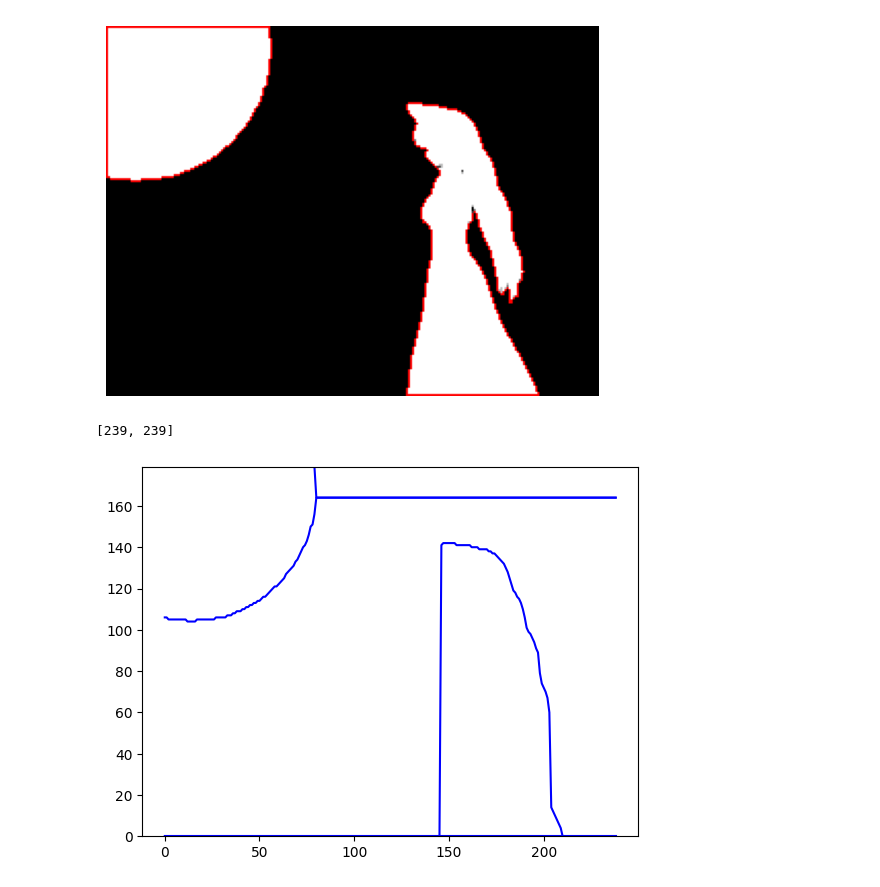
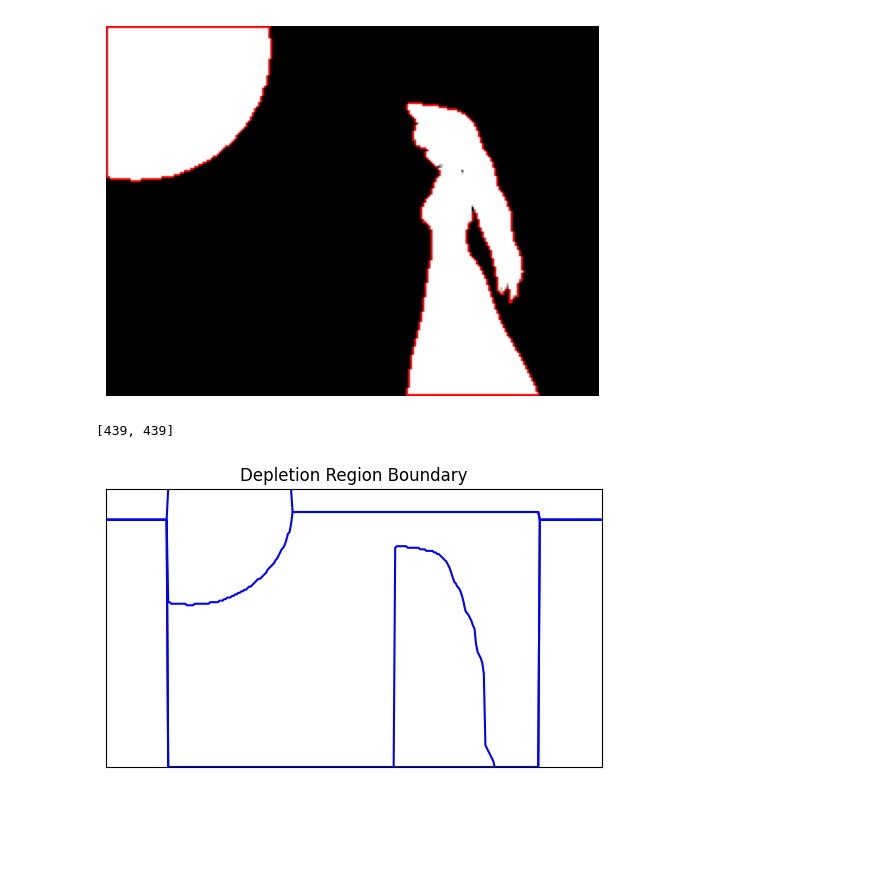
Before and after one commit to LostBitset/mosfet-bad-apple, a Jupyter notebook: Notebook.ipynb, the cells around one changed output. Drawn from its saved outputs; the diff is of its cells as text; code cells hidden in the pictures; blank space fills up the shorter version.

```diff
--- a/Notebook.ipynb
+++ b/Notebook.ipynb
@@ -29,6 +29,13 @@ imdisp(cv2.drawContours(cv2.cvtColor(image.copy(), cv2.COLOR_GRAY2BGR), conts, -
 # %% [output]
 Found 2 contours with lengths [471, 269].
 [figure]
+# %%
+deplsize = 40
+depl = 179 - 20
+def place_in_mosfet(xs):
+    deplr = [ depl for _ in range(deplsize) ]
+    return deplr + xs + deplr
+total_width = 239 + (2 * deplsize)
 # %%
 def contour_to_lines(cont):
     contmap = {}
@@ -81,19 +88,24 @@ def contour_to_lines(cont):
         lines[1].append(179 - n2)
         lasts[0] = n1
         lasts[1] = n2
-    return lines
+    return [ place_in_mosfet(i) for i in lines ]
 lines = contour_to_lines(conts[0])
 [ len(i) for i in lines ]
 # %% [output]
-[239, 239]
+[439, 439]
 # %%
 def plot_lines(conts):
     plt.ylim((0, 179))
+    plt.xlim((0, total_width))
+    plt.gca().set_aspect(1)
+    plt.title("Depletion Region Boundary")
+    plt.gca().axes.yaxis.set_visible(False)
+    plt.gca().axes.xaxis.set_visible(False)
     lines_list = [ contour_to_lines(cont) for cont in conts ]
     for lines in lines_list:
         plt.plot(lines[0], color="blue")
         plt.plot(lines[1], color="blue")
     plt.show()
 plot_lines(conts)
 # %% [output]
-[figure, old version]
+[figure, new version]
```
